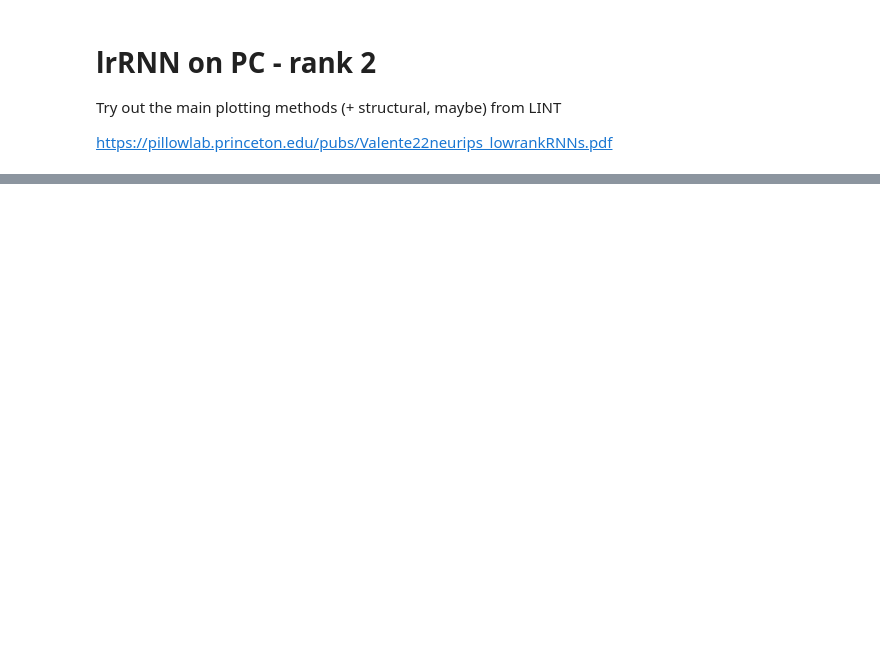
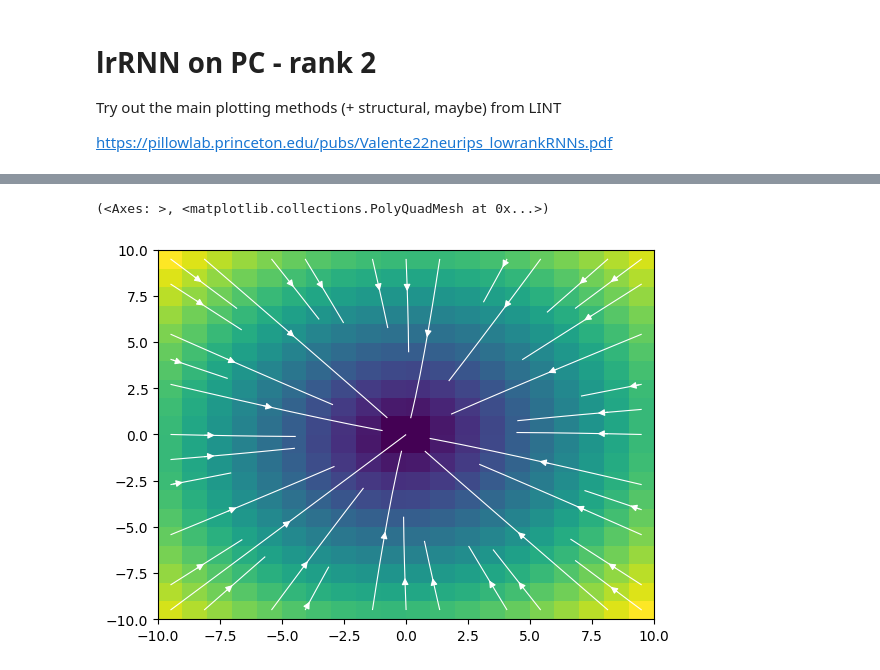
Before and after one commit to alejandradu/ComputationThruDynamicsBenchmark, a Jupyter notebook: examples/notebooks/LR_methods.ipynb, the cells around one changed output, grey strips where cells are left out. Cells and saved outputs as stored; diff of their text form; code cells hidden in the pictures; blank space fills up the shorter version.

```diff
--- a/examples/notebooks/LR_methods.ipynb
+++ b/examples/notebooks/LR_methods.ipynb
@@ -27,2 +21,7 @@ torch.Size([500, 3])
 # %%
 # plot the flow fields
+lr2_pc.plot_flow_fieldLR(latents_range=[[-10,10],[-10,10]], num_points=20, input_field=None,
+                          vec1=None, vec2=None, orth=False, sizes=1.)
+# %% [output]
+(<Axes: >, <matplotlib.collections.PolyQuadMesh at 0x...>)
+[figure, added]
```
Also changed, not shown: parts of 1 cell of this notebook, 20 other files.
